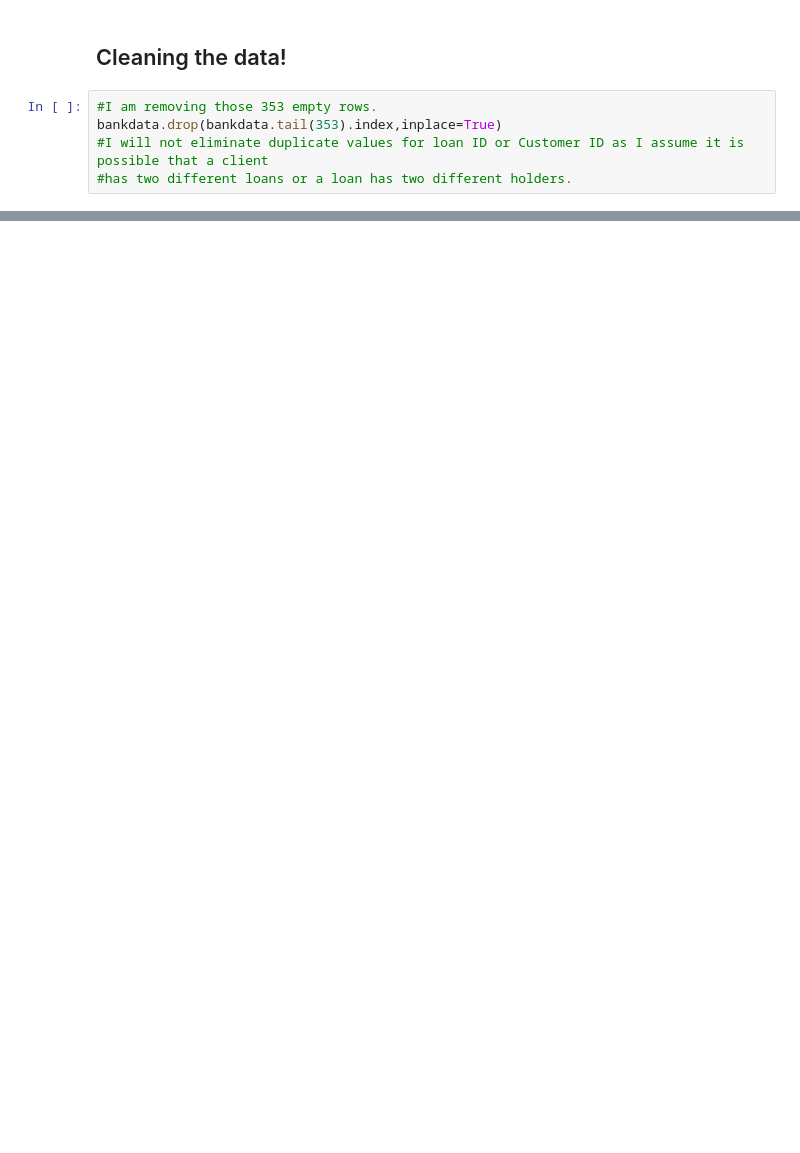
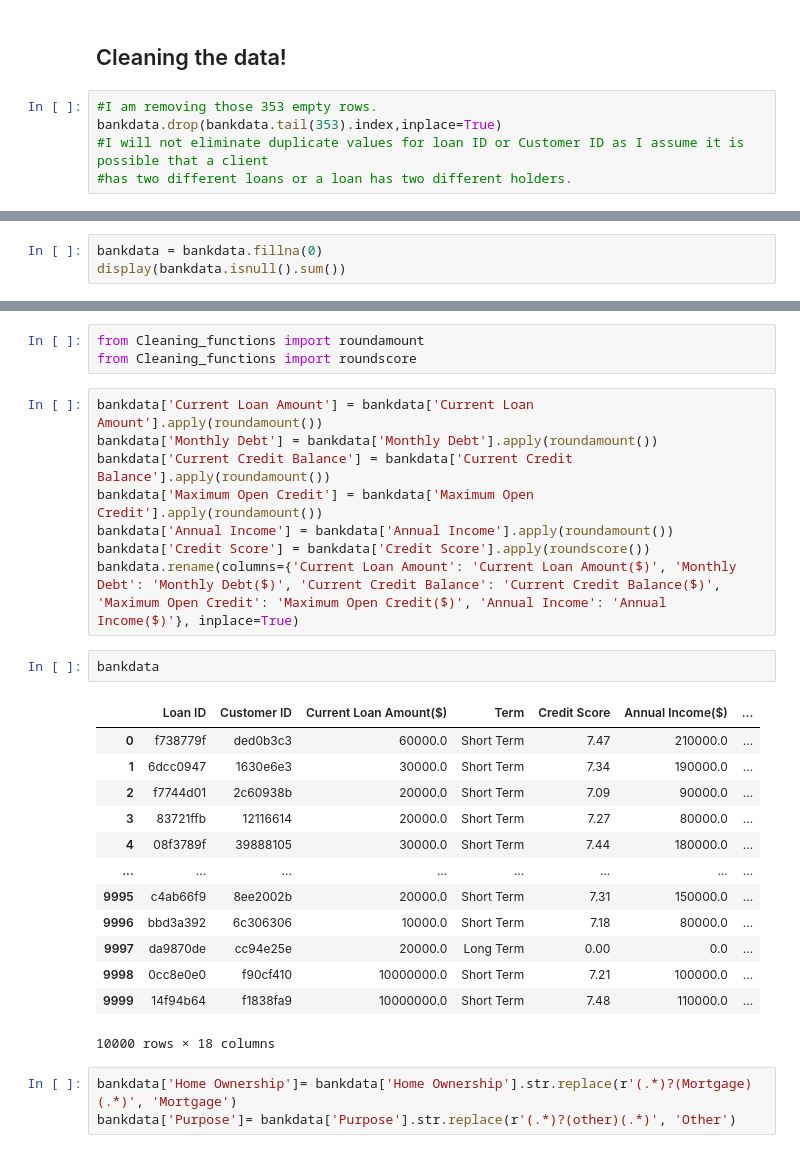
Before and after one commit to Diegon8/Banking-product-, a Jupyter notebook: Cleaning_Banking_data.ipynb, the cells around one changed output, grey strips where cells are left out. Cells and saved outputs as stored; diff of their text form; blank space fills up the shorter version.

```diff
--- a/Cleaning_Banking_data.ipynb
+++ b/Cleaning_Banking_data.ipynb
@@ -97,3 +97,6 @@ bankdata.head(50)
 | 47 | 2f5d0697 | 6bdae209 | 414744.0 | Short Term | 706.0 | 1164225.0 | 10+ years | ... |
 | 48 | 8ab9234f | 5ef6d424 | 654126.0 | Long Term | 646.0 | 2504504.0 | 9 years | ... |
 | 49 | 42a25517 | 395a76dd | 539990.0 | Long Term | 682.0 | 1790807.0 | 2 years | ... |
+# %%
+bankdata = bankdata.fillna(0)
+display(bankdata.isnull().sum())
@@ -99,0 +139,30 @@ bankdata.head(50)
+# %%
+from Cleaning_functions import roundamount
+from Cleaning_functions import roundscore
+# %%
+bankdata['Current Loan Amount'] = bankdata['Current Loan Amount'].apply(roundamount())
+bankdata['Monthly Debt'] = bankdata['Monthly Debt'].apply(roundamount())
+bankdata['Current Credit Balance'] = bankdata['Current Credit Balance'].apply(roundamount())
+bankdata['Maximum Open Credit'] = bankdata['Maximum Open Credit'].apply(roundamount())
+bankdata['Annual Income'] = bankdata['Annual Income'].apply(roundamount())
+bankdata['Credit Score'] = bankdata['Credit Score'].apply(roundscore())
+bankdata.rename(columns={'Current Loan Amount': 'Current Loan Amount($)', 'Monthly Debt': 'Monthly Debt($)', 'Current Credit Balance': 'Current Credit Balance($)', 'Maximum Open Credit': 'Maximum Open Credit($)', 'Annual Income': 'Annual Income($)'}, inplace=True)
+# %%
+bankdata
+# %% [output]
+|  | Loan ID | Customer ID | Current Loan Amount($) | Term | Credit Score | Annual Income($) | ... |
+| 0 | f738779f | ded0b3c3 | 60000.0 | Short Term | 7.47 | 210000.0 | ... |
+| 1 | 6dcc0947 | 1630e6e3 | 30000.0 | Short Term | 7.34 | 190000.0 | ... |
+| 2 | f7744d01 | 2c60938b | 20000.0 | Short Term | 7.09 | 90000.0 | ... |
+| 3 | 83721ffb | 12116614 | 20000.0 | Short Term | 7.27 | 80000.0 | ... |
+| 4 | 08f3789f | 39888105 | 30000.0 | Short Term | 7.44 | 180000.0 | ... |
+| ... | ... | ... | ... | ... | ... | ... | ... |
+| 9995 | c4ab66f9 | 8ee2002b | 20000.0 | Short Term | 7.31 | 150000.0 | ... |
+| 9996 | bbd3a392 | 6c306306 | 10000.0 | Short Term | 7.18 | 80000.0 | ... |
+| 9997 | da9870de | cc94e25e | 20000.0 | Long Term | 0.00 | 0.0 | ... |
+| 9998 | 0cc8e0e0 | f90cf410 | 10000000.0 | Short Term | 7.21 | 100000.0 | ... |
+| 9999 | 14f94b64 | f1838fa9 | 10000000.0 | Short Term | 7.48 | 110000.0 | ... |
+10000 rows × 18 columns
+# %%
+bankdata['Home Ownership']= bankdata['Home Ownership'].str.replace(r'(.*)?(Mortgage)(.*)', 'Mortgage')
+bankdata['Purpose']= bankdata['Purpose'].str.replace(r'(.*)?(other)(.*)', 'Other')
```
Also changed, not shown: parts of 7 cells of this notebook, 1 other file.
